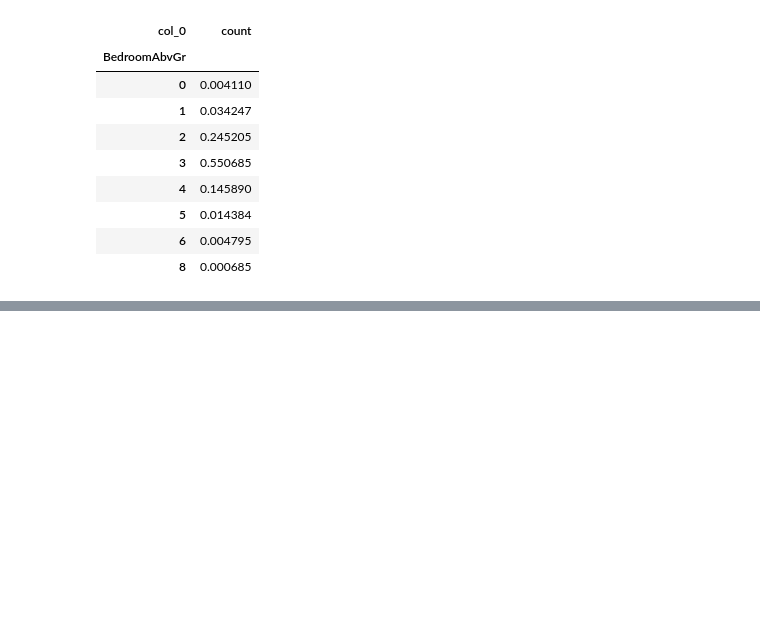
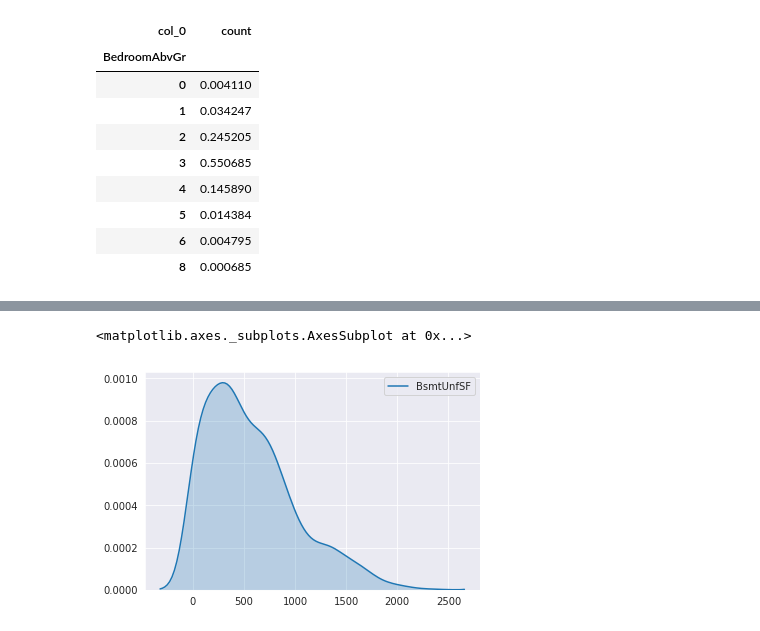
Before and after one commit to rumsinha/Data-Analysis-Models, a Jupyter notebook: WIP/MultipleRegressionwithAmesDataset.ipynb, the cells around one changed output, grey strips where cells are left out. Saved outputs shown, nothing was run; the diff lists cells and outputs as text; code cells hidden in the pictures; blank space fills up the shorter version.

```diff
--- a/WIP/MultipleRegressionwithAmesDataset.ipynb
+++ b/WIP/MultipleRegressionwithAmesDataset.ipynb
@@ -1308,0 +1443,5 @@ HalfBath
+# %%
+sns.kdeplot(df['BsmtUnfSF'],shade = True)
+# %% [output]
+<matplotlib.axes._subplots.AxesSubplot at 0x...>
+[figure, added]
```
Also changed, not shown: parts of 43 cells of this notebook.
